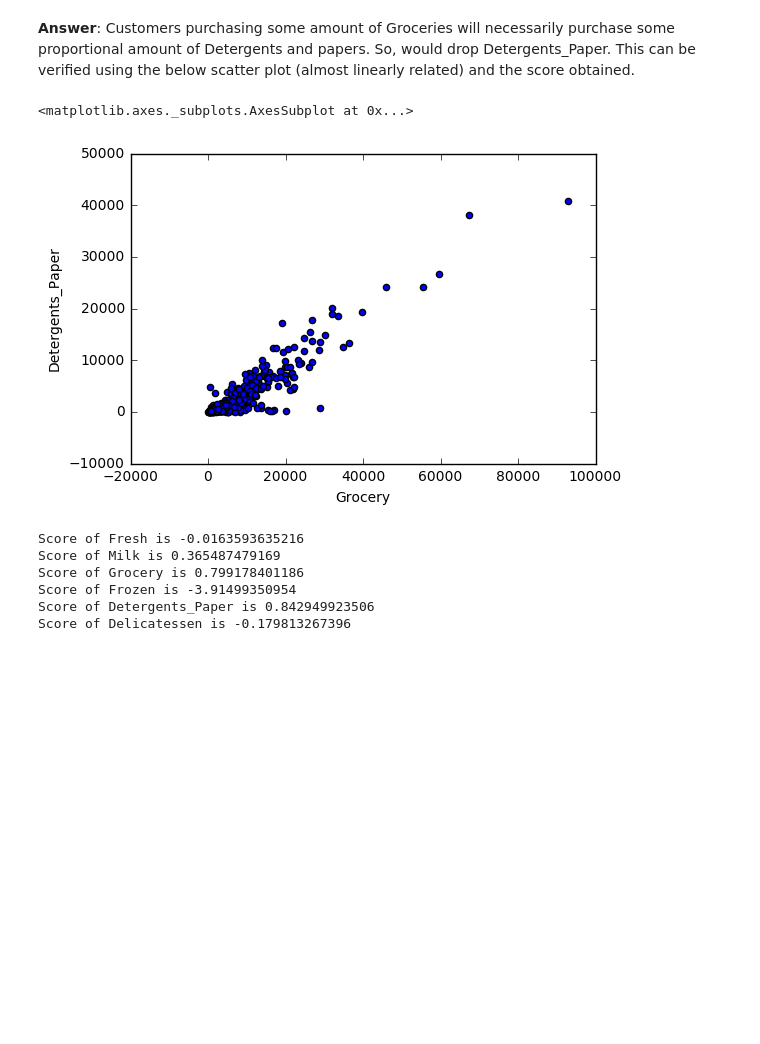
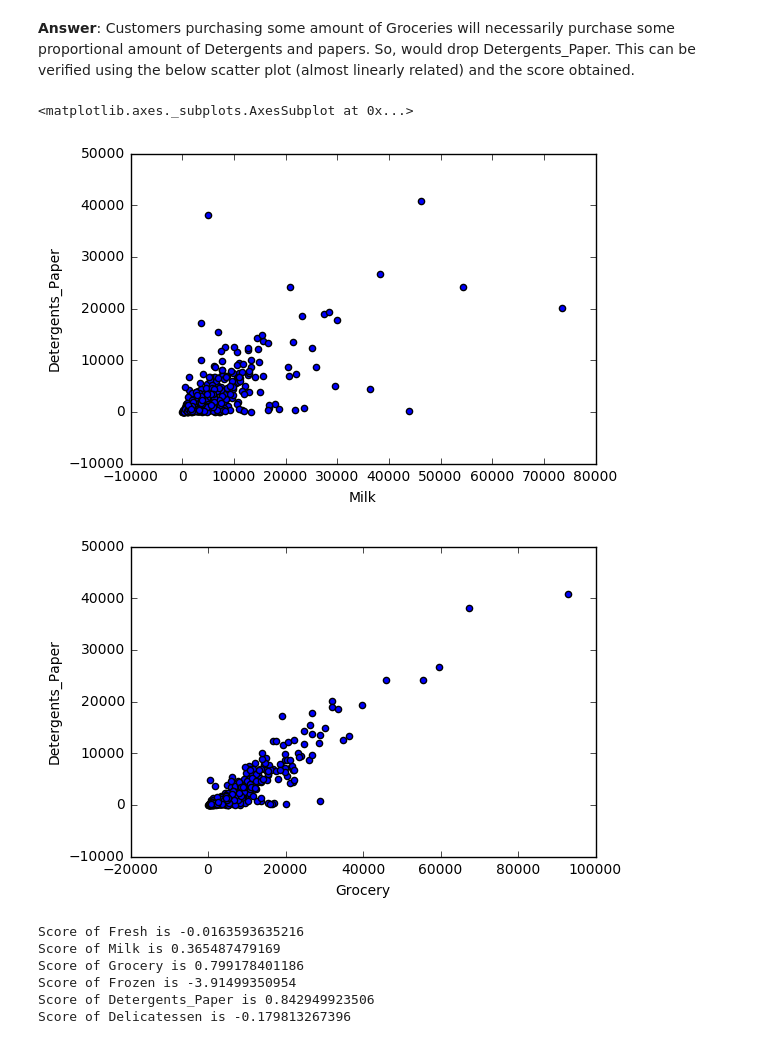
Before and after one commit to TilakD/Udacity_MLND_Unsup_Customer_Segment, a Jupyter notebook: customer_segments.ipynb, the cells around one changed output. Saved outputs shown, nothing was run; the diff lists cells and outputs as text; code cells hidden in the pictures; blank space fills up the shorter version.

```diff
--- a/customer_segments.ipynb
+++ b/customer_segments.ipynb
@@ -128,10 +128,13 @@ In the code block below, you will need to implement the following:
 # %% [markdown]
 **Answer**: Customers purchasing some amount of Groceries will necessarily purchase some proportional amount of Detergents and papers. So, would drop Detergents_Paper. This can be verified using the below scatter plot (almost linearly related) and the score obtained.
 # %%
+data.plot.scatter(data.columns[1],data.columns[-2])
+
 data.plot.scatter(data.columns[2],data.columns[-2])
 # %% [output]
 <matplotlib.axes._subplots.AxesSubplot at 0x...>
-[figure, old version]
+[figure, new version]
+[figure, added]
 # %%
 # TODO: Make a copy of the DataFrame, using the 'drop' function to drop the given feature
 for num_col in range(len(data.columns)):
```
Also changed, not shown: parts of 17 cells of this notebook.
